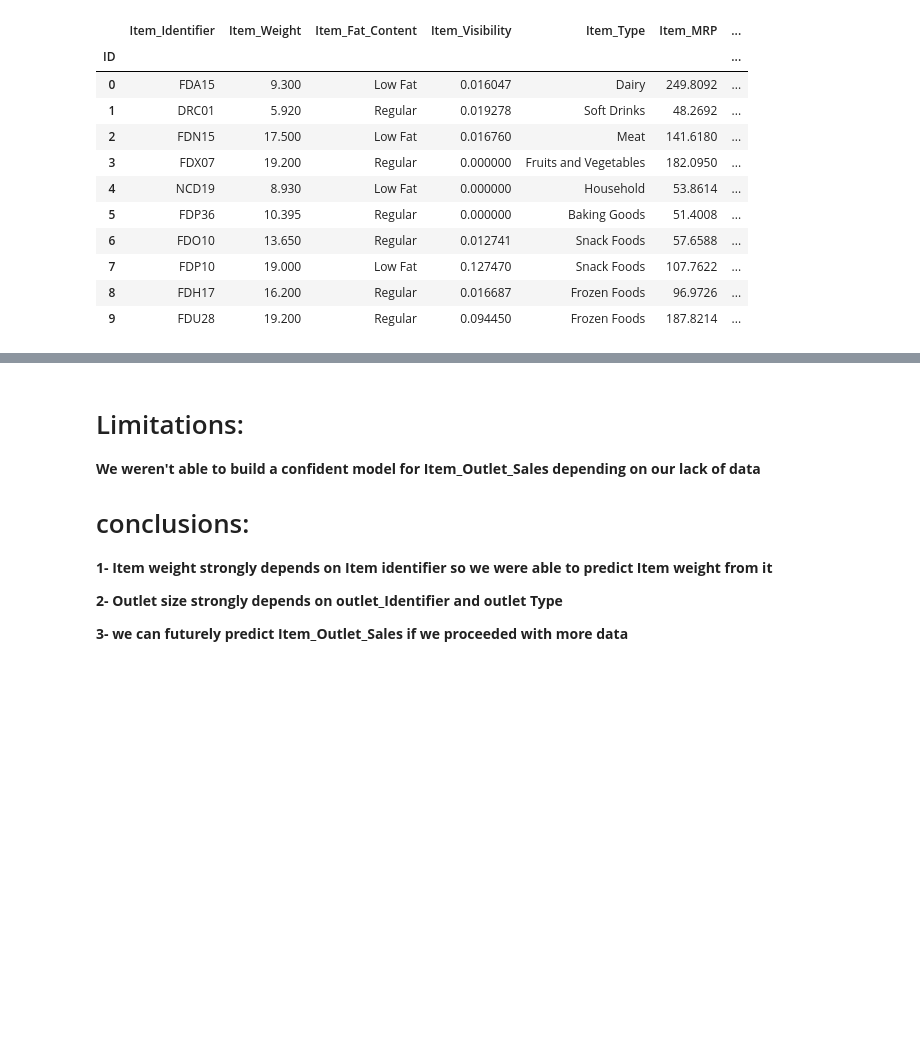
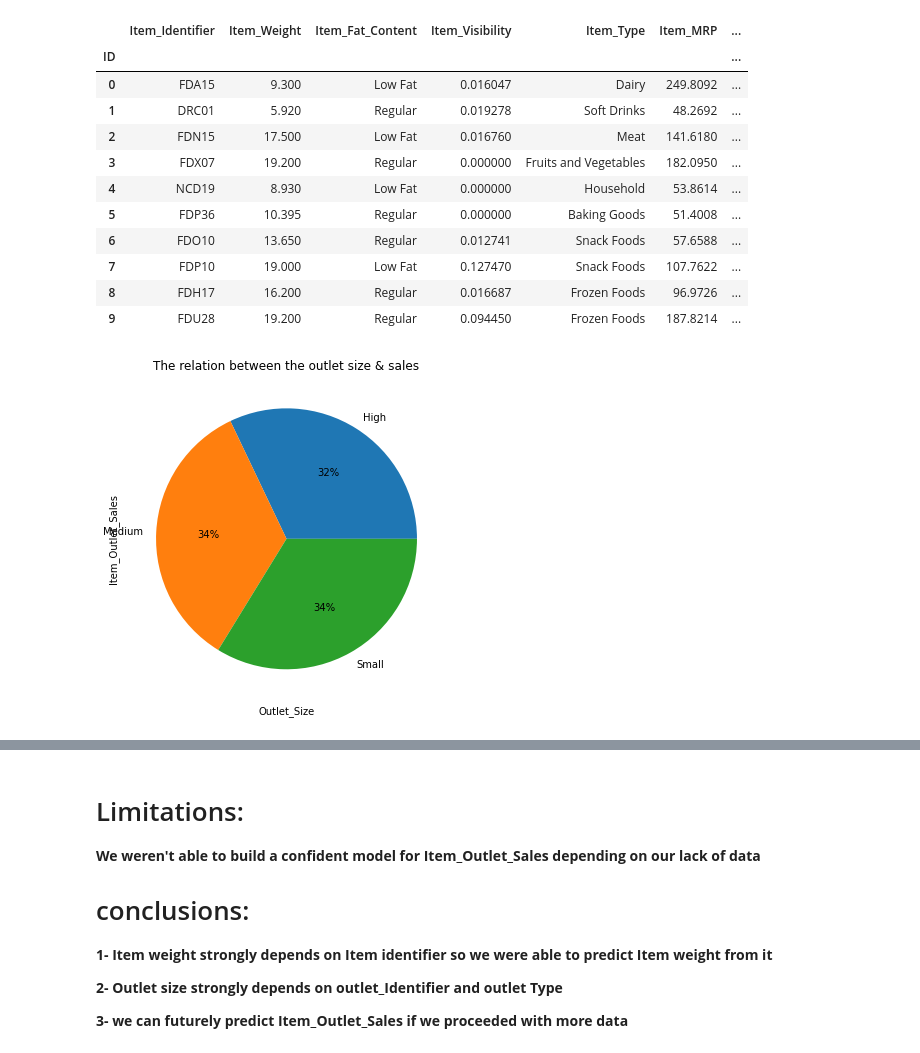
Before and after one commit to Sherif-MoOo/Case_study_analyzing-and-predicting-supermarket-features-, a Jupyter notebook: Analyzing and predicting supermarket features.ipynb, the cells around one changed output, grey strips where cells are left out. Cells and saved outputs as stored; diff of their text form; code cells hidden in the pictures; blank space fills up the shorter version.

```diff
--- a/Analyzing and predicting supermarket features.ipynb
+++ b/Analyzing and predicting supermarket features.ipynb
@@ -423,3 +423,9 @@ Inverse Label Encoding, from categorical to numerical completed in Successfully.
 | 7 | FDP10 | 19.000 | Low Fat | 0.127470 | Snack Foods | 107.7622 | ... |
 | 8 | FDH17 | 16.200 | Regular | 0.016687 | Frozen Foods | 96.9726 | ... |
 | 9 | FDU28 | 19.200 | Regular | 0.094450 | Frozen Foods | 187.8214 | ... |
+# %%
+df.groupby('Outlet_Size')['Item_Outlet_Sales'].mean().plot(kind='pie',title='The relation between the outlet size & sales', figsize=(13,6), autopct='%0.00f%%')
+plt.xlabel('Outlet_Size')
+plt.ylabel('Item_Outlet_Sales');
+# %% [output]
+[figure, added]
```
Also changed, not shown: parts of 2 cells of this notebook.
